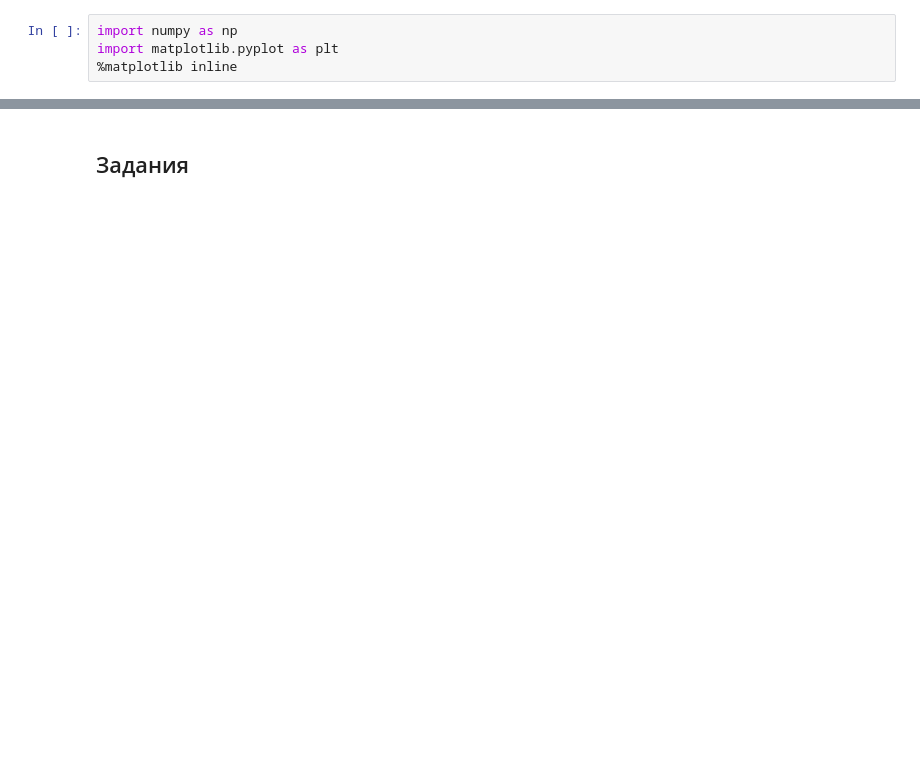
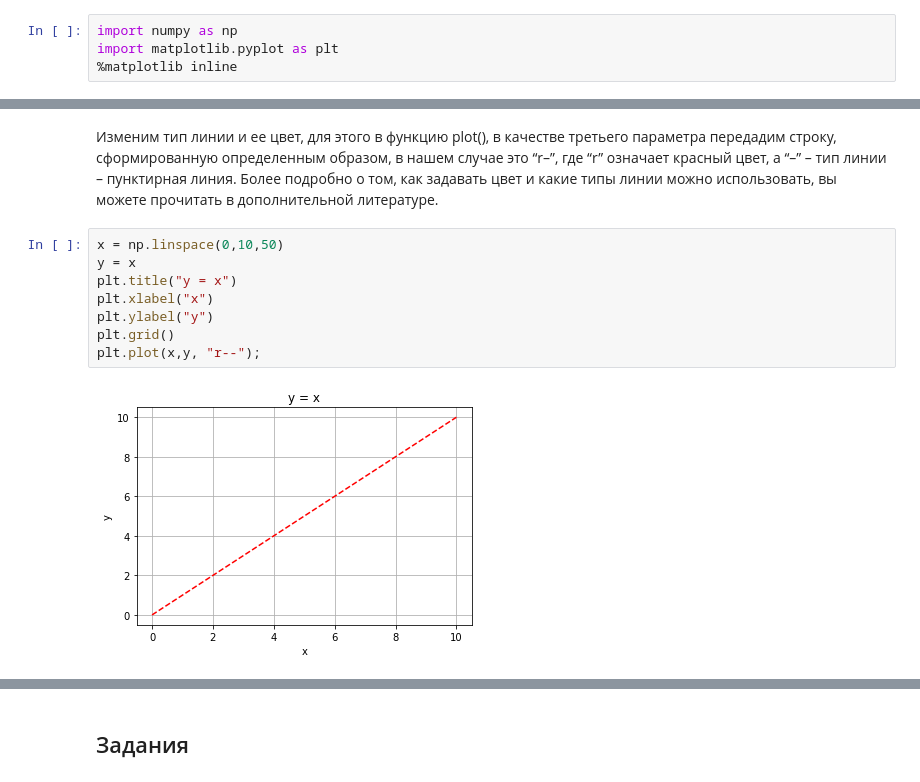
Before and after one commit to MietLabsStorage/EMDSW, a Jupyter notebook: ЭМРПО_лаб1.ipynb, the cells around one changed output, grey strips where cells are left out. Saved outputs shown, nothing was run; the diff lists cells and outputs as text; blank space fills up the shorter version.

```diff
--- a/ЭМРПО_лаб1.ipynb
+++ b/ЭМРПО_лаб1.ipynb
@@ -47,0 +95,12 @@ import matplotlib.pyplot as plt
+# %% [markdown]
+Изменим тип линии и ее цвет, для этого в функцию plot(), в качестве третьего параметра передадим строку, сформированную определенным образом, в нашем случае это “r–”, где “r” означает красный цвет, а “–” – тип линии – пунктирная линия. Более подробно о том, как задавать цвет и какие типы линии можно использовать, вы можете прочитать в дополнительной литературе.
+# %%
+x = np.linspace(0,10,50)
+y = x
+plt.title("y = x")
+plt.xlabel("x")
+plt.ylabel("y")
+plt.grid()
+plt.plot(x,y, "r--");
+# %% [output]
+[figure, added]
```
Also changed, not shown: parts of 27 cells of this notebook.
